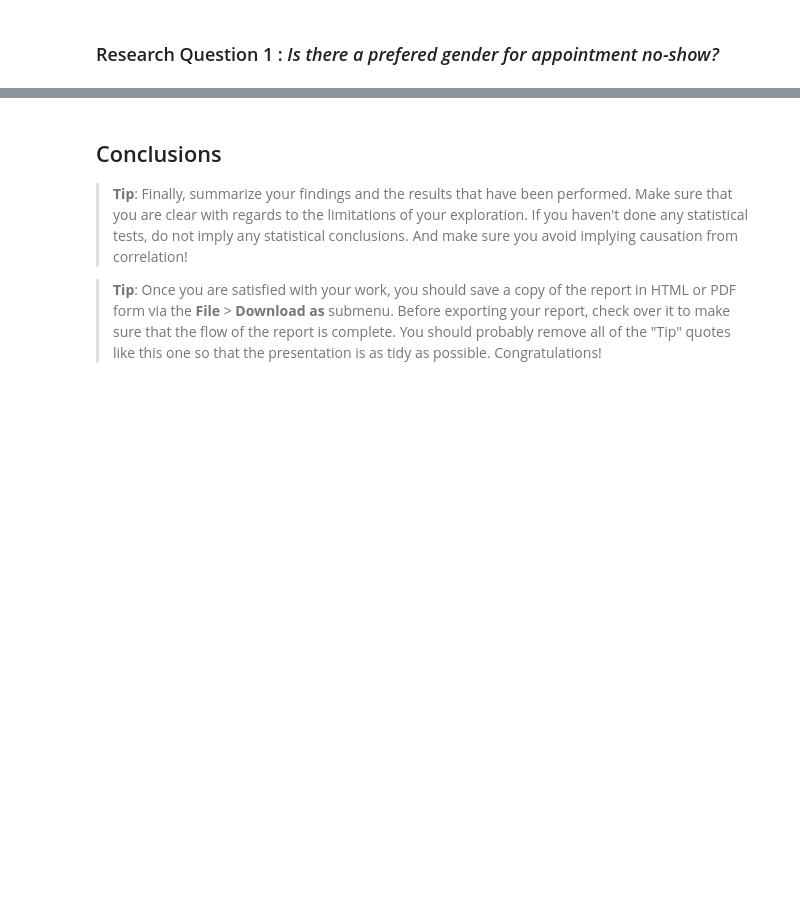
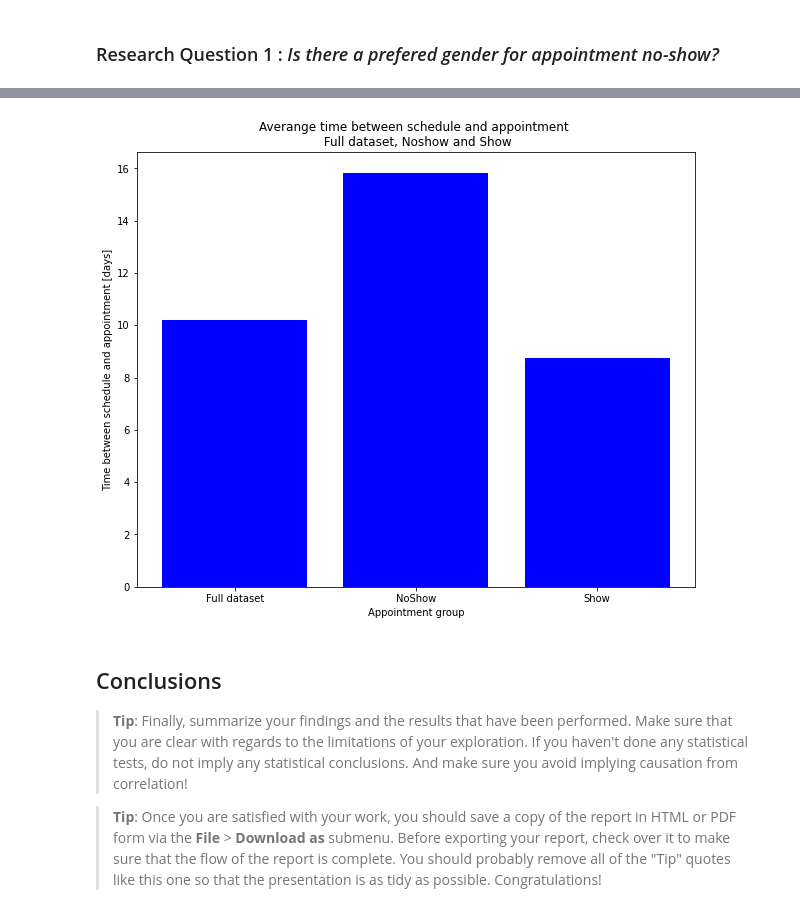
Before and after one commit to mpicanco/udacity_proj2, a Jupyter notebook: investigate-a-dataset-template.ipynb, the cells around one changed output, grey strips where cells are left out. Saved outputs shown, nothing was run; the diff lists cells and outputs as text; code cells hidden in the pictures; blank space fills up the shorter version.

```diff
--- a/investigate-a-dataset-template.ipynb
+++ b/investigate-a-dataset-template.ipynb
@@ -266,3 +350,30 @@ df[noshow].
+# %%
+noshow_mean = df[noshow].timespan.mean()/np.timedelta64(1, 'D')
+show_mean = df[show].timespan.mean()/np.timedelta64(1, 'D')
+full_mean = df.timespan.mean()/np.timedelta64(1, 'D')
+# %%
+# create a dataset
+height = [full_mean,noshow_mean,show_mean]
+
+bars = ('Full dataset', 'NoShow', 'Show')
+
+x_pos = np.arange(len(bars))
+
+plt.figure(figsize=(10,8))
+
+plt.bar(x_pos, height, color='b')
+
+plt.xticks(x_pos, bars)
+
+plt.title('Averange time between schedule and appointment \n Full dataset, Noshow and Show')
+
+plt.xlabel('Appointment group')
+
+plt.ylabel('Time between schedule and appointment [days]')
+
+plt.show()
+# %% [output]
+[figure, added]
 # %% [markdown]
 <a id='conclusions'></a>
 ## Conclusions
```
Also changed, not shown: parts of 14 cells of this notebook.
